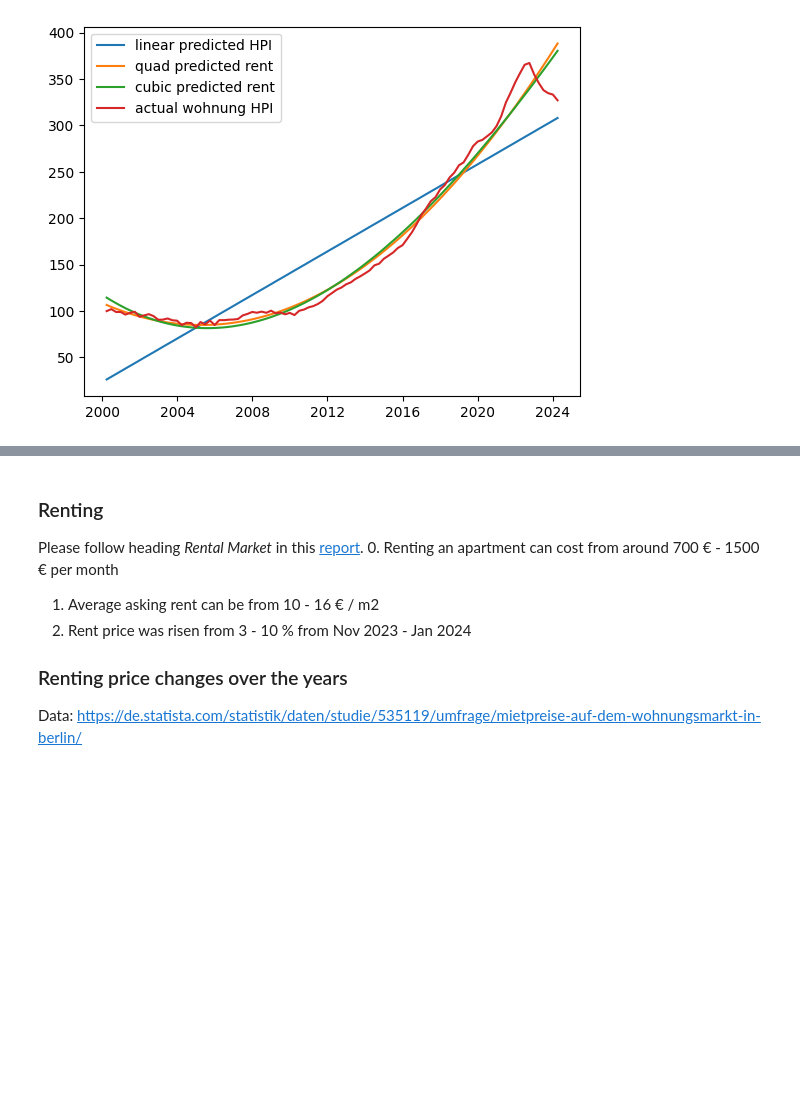
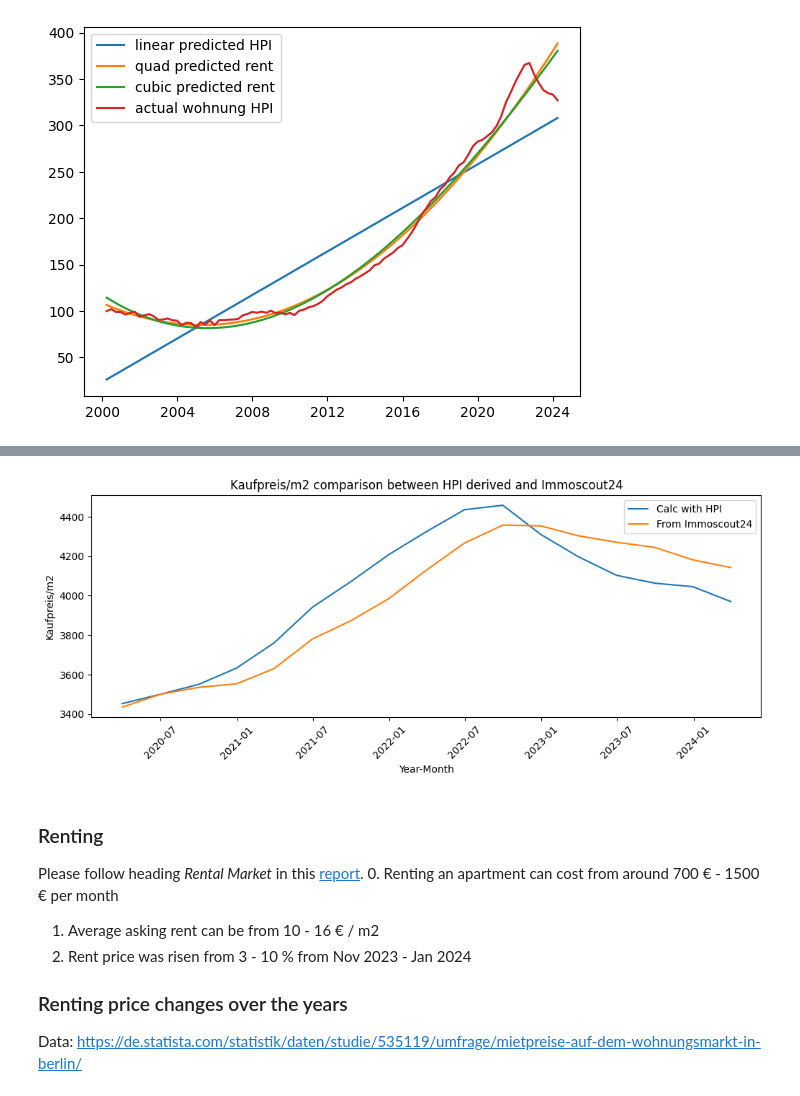
Before and after one commit to barunps3/financial_analysis, a Jupyter notebook: Base_calculation.ipynb, the cells around one changed output, grey strips where cells are left out. Saved outputs shown, nothing was run; the diff lists cells and outputs as text; code cells hidden in the pictures; blank space fills up the shorter version.

```diff
--- a/Base_calculation.ipynb
+++ b/Base_calculation.ipynb
@@ -436,3 +478,28 @@ plt.show()# Calculate total interest paid every 5 year
+# %%
+# Setting Q2 2020 HPI value equal to Q2 2020 Kaufpreis from Immoscout24
+hpi_q2_2020 = price_index_df.loc[price_index_df["Date"] == "2020-06-30"]["Wohnung"].values[0]
+kaufprice_q2_2020 = kauf_price.loc[kauf_price["Date"] == "2020-06-30"]["Wohnung"].values[0]
+kaufprice_hpi_ratio = kaufprice_q2_2020 / hpi_q2_2020
+price_index_df['Wohnung_kaufpreis'] = price_index_df["Wohnung"] * kaufprice_hpi_ratio
+
+plt.figure(figsize=(12, 4))
+price_index_after_2019 =  price_index_df.loc[price_index_df["Date"] > "2019-12-30"].copy()
+x = price_index_after_2019.reset_index(drop=True).index.to_numpy()
+x = price_index_after_2019["Date"].to_numpy()
+y = price_index_after_2019["Wohnung_kaufpreis"].to_numpy()
+plt.plot(x, y, label="Calc with HPI")
+x = kauf_price["Date"].index.to_numpy()
+x = kauf_price["Date"].to_numpy()
+y = kauf_price["Wohnung"].to_numpy()
+plt.plot(x, y, label="From Immoscout24")
+plt.xticks(rotation=45)
+plt.xlabel("Year-Month")
+plt.ylabel("Kaufpreis/m2")
+plt.title("Kaufpreis/m2 comparison between HPI derived and Immoscout24")
+plt.legend()
+plt.show()
+# %% [output]
+[figure, added]
 # %% [markdown]
 ### Renting
 Please follow heading <em>Rental Market</em> in this [report](https://guthmann.estate/en/market-report/berlin/).
```
Also changed, not shown: parts of 5 cells of this notebook, 3 other files.
